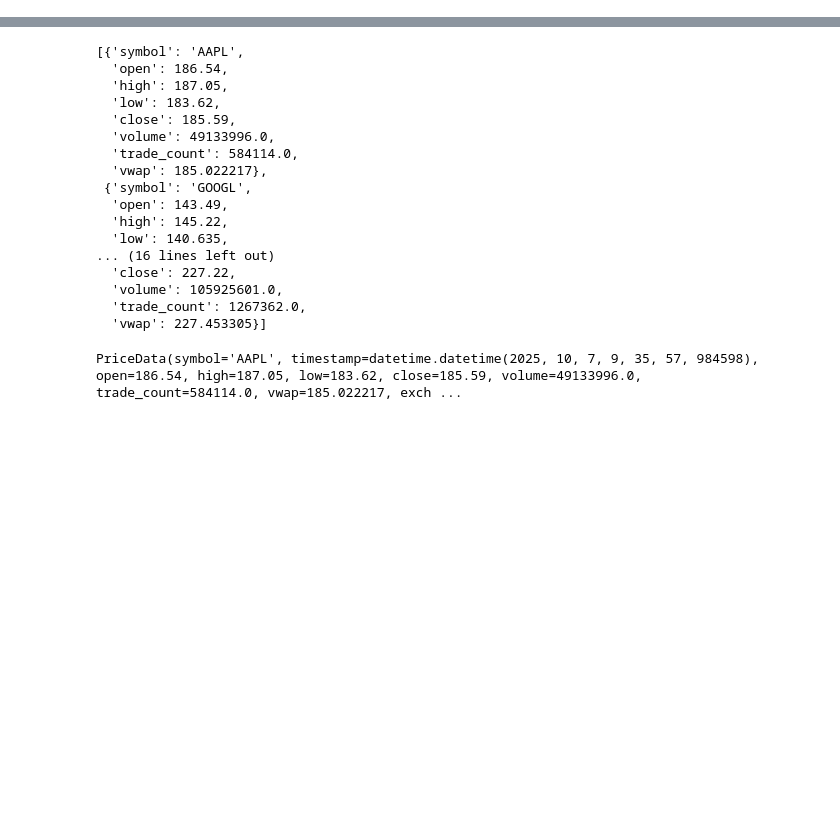
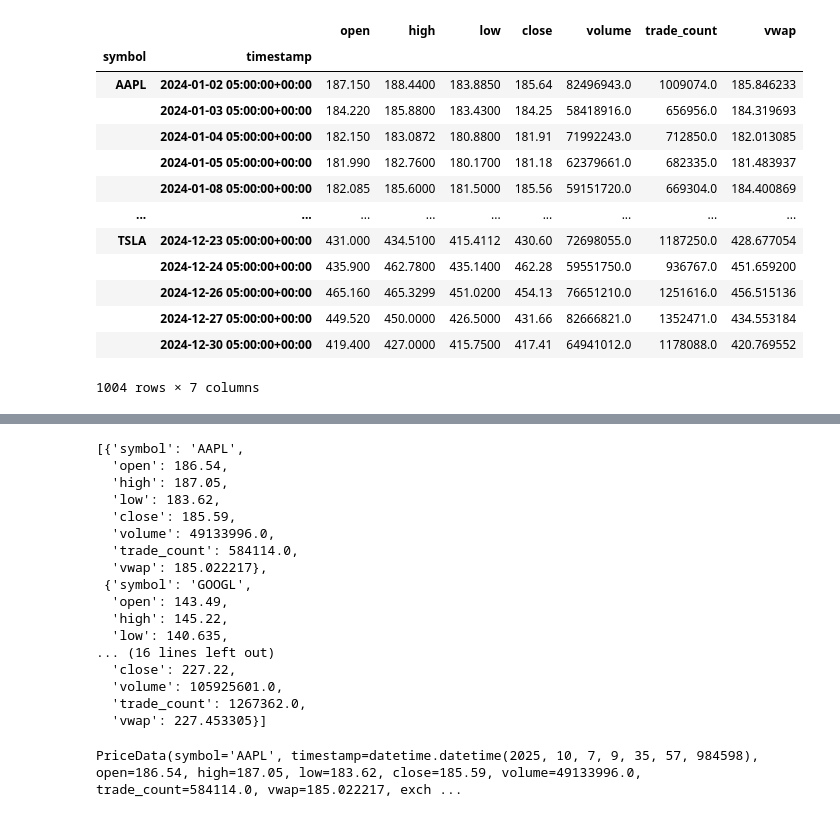
Before and after one commit to amperie/trading_guy, a Jupyter notebook: data/alpaca_downloader.ipynb, the cells around one changed output, grey strips where cells are left out. Saved outputs shown, nothing was run; the diff lists cells and outputs as text; code cells hidden in the pictures; blank space fills up the shorter version.

```diff
--- a/data/alpaca_downloader.ipynb
+++ b/data/alpaca_downloader.ipynb
@@ -38,3 +56,20 @@ for symbol in symbols:
+# %%
+df
+# %% [output]
+|  |  | open | high | low | close | volume | trade_count | vwap |
+| symbol | timestamp |  |  |  |  |  |  |  |
+| AAPL | 2024-01-02 05:00:00+00:00 | 187.150 | 188.4400 | 183.8850 | 185.64 | 82496943.0 | 1009074.0 | 185.846233 |
+|  | 2024-01-03 05:00:00+00:00 | 184.220 | 185.8800 | 183.4300 | 184.25 | 58418916.0 | 656956.0 | 184.319693 |
+|  | 2024-01-04 05:00:00+00:00 | 182.150 | 183.0872 | 180.8800 | 181.91 | 71992243.0 | 712850.0 | 182.013085 |
+|  | 2024-01-05 05:00:00+00:00 | 181.990 | 182.7600 | 180.1700 | 181.18 | 62379661.0 | 682335.0 | 181.483937 |
+|  | 2024-01-08 05:00:00+00:00 | 182.085 | 185.6000 | 181.5000 | 185.56 | 59151720.0 | 669304.0 | 184.400869 |
+| ... | ... | ... | ... | ... | ... | ... | ... | ... |
+| TSLA | 2024-12-23 05:00:00+00:00 | 431.000 | 434.5100 | 415.4112 | 430.60 | 72698055.0 | 1187250.0 | 428.677054 |
+|  | 2024-12-24 05:00:00+00:00 | 435.900 | 462.7800 | 435.1400 | 462.28 | 59551750.0 | 936767.0 | 451.659200 |
+|  | 2024-12-26 05:00:00+00:00 | 465.160 | 465.3299 | 451.0200 | 454.13 | 76651210.0 | 1251616.0 | 456.515136 |
+|  | 2024-12-27 05:00:00+00:00 | 449.520 | 450.0000 | 426.5000 | 431.66 | 82666821.0 | 1352471.0 | 434.553184 |
+|  | 2024-12-30 05:00:00+00:00 | 419.400 | 427.0000 | 415.7500 | 417.41 | 64941012.0 | 1178088.0 | 420.769552 |
+1004 rows × 7 columns
 # %%
 df.reset_index()
 # %%
```
Also changed, not shown: parts of 2 cells of this notebook, 5 other files.
